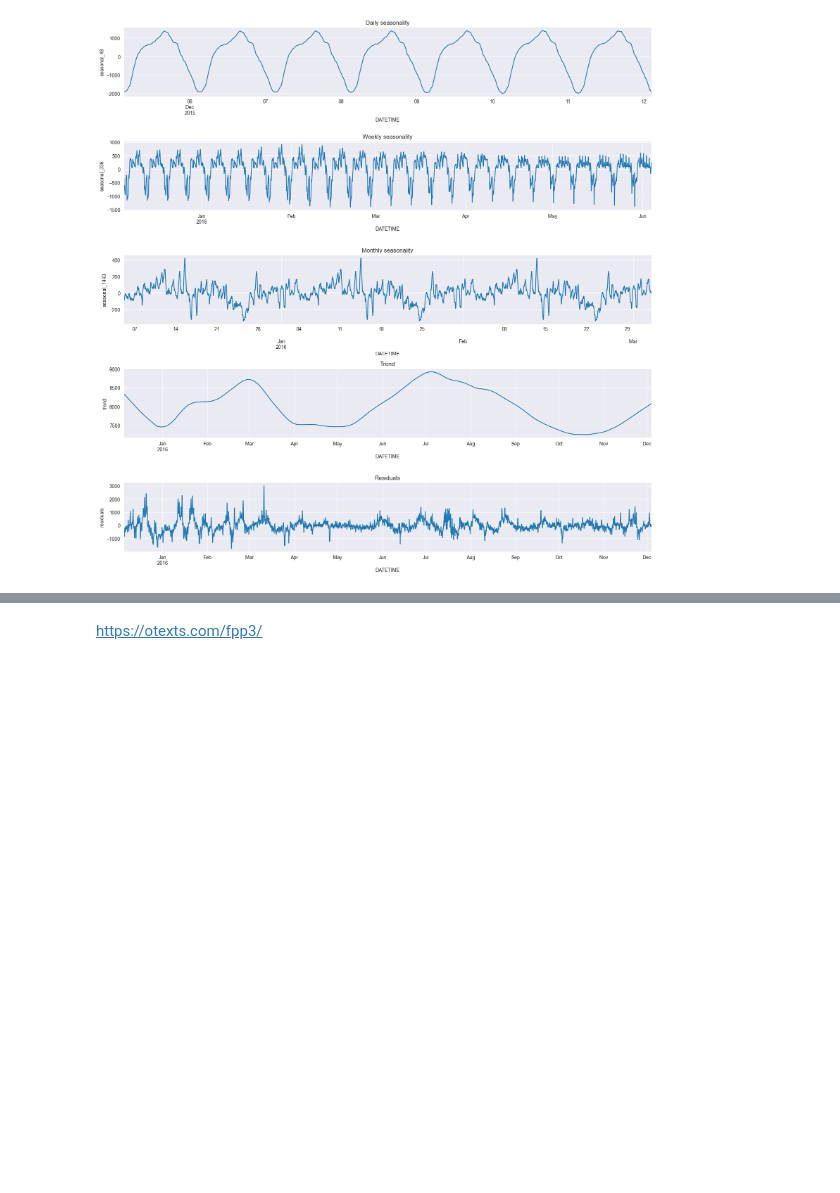
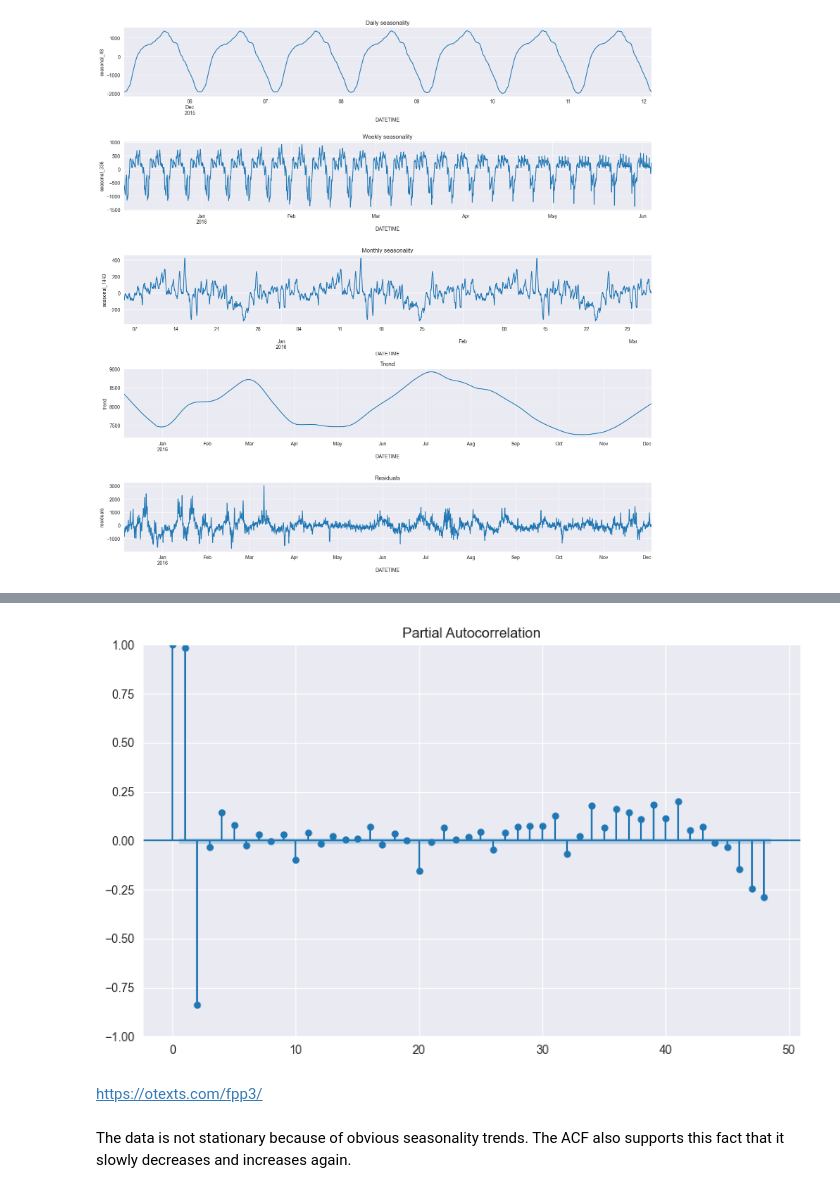
Before and after one commit to laukamkit/capstone_project_GroupA, a Jupyter notebook: src/eda_sarimax.ipynb, the cells around one changed output, grey strips where cells are left out. Saved outputs shown, nothing was run; the diff lists cells and outputs as text; code cells hidden in the pictures; blank space fills up the shorter version.

```diff
--- a/src/eda_sarimax.ipynb
+++ b/src/eda_sarimax.ipynb
@@ -121,2 +129,8 @@ plt.tight_layout()
+# %%
+pacf_plot = plot_pacf(subset_train['TOTALDEMAND'], lags=min(48, len(subset_train)/2-1))
+# %% [output]
+[figure, added]
 # %% [markdown]
 https://otexts.com/fpp3/
+# %% [markdown]
+The data is not stationary because of obvious seasonality trends. The ACF also supports this fact that it slowly decreases and increases again.
```
Also changed, not shown: parts of 10 cells of this notebook, 1 other file.
